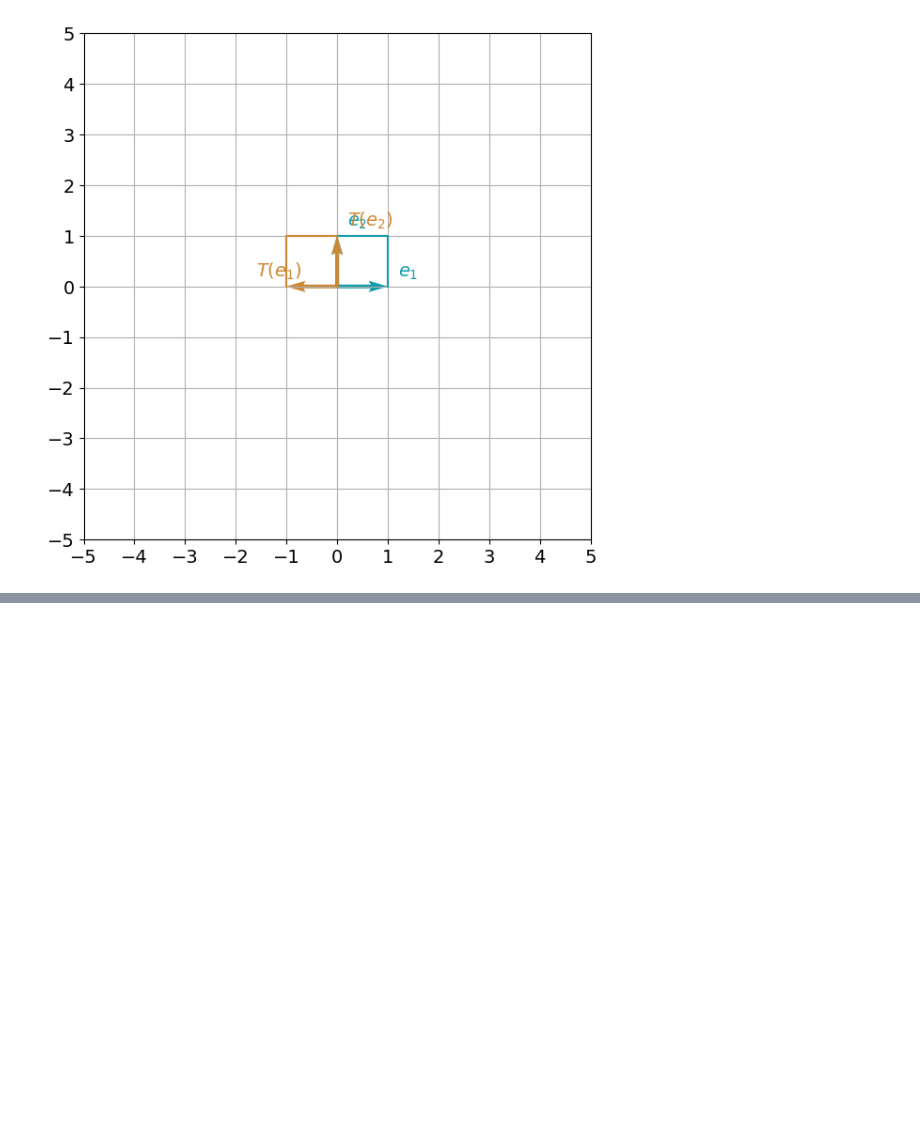
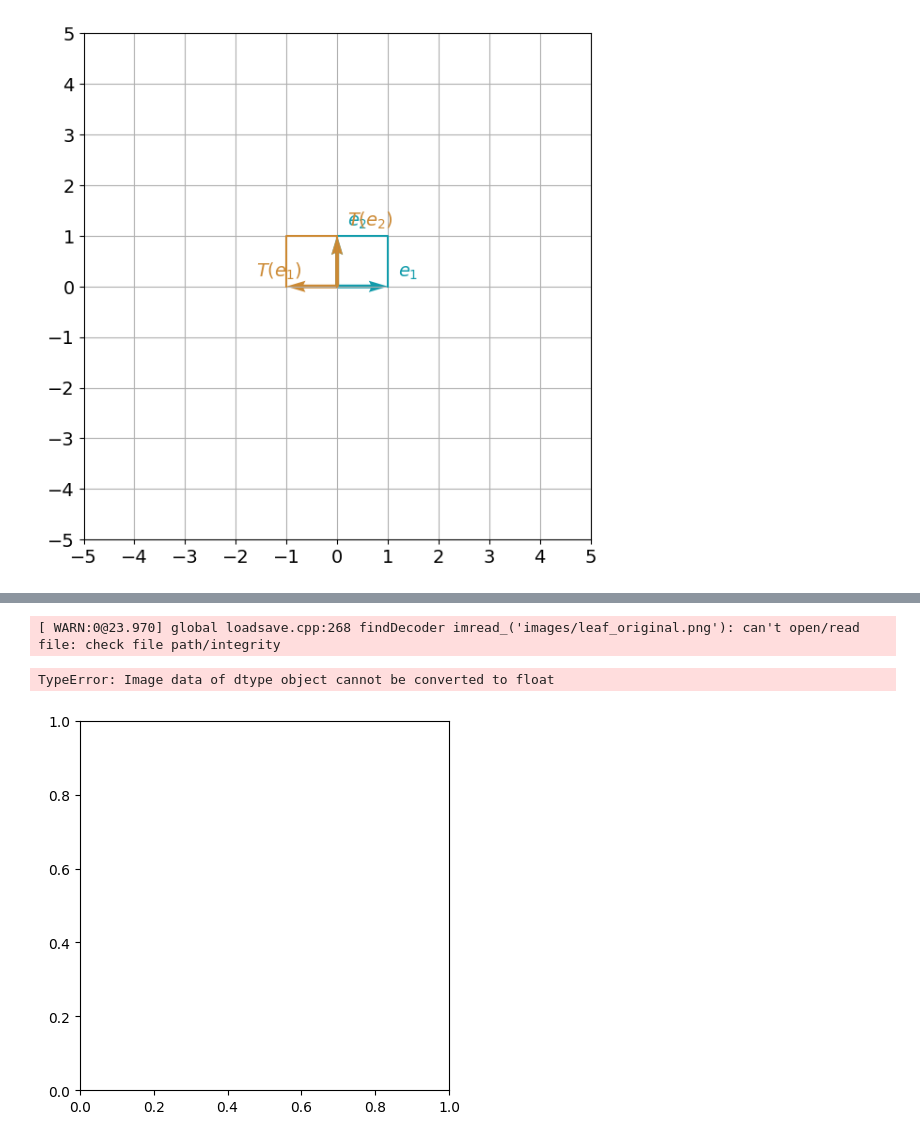
Before and after one commit to UsamaAliK/Numpy, a Jupyter notebook: NUMPY.ipynb, the cells around one changed output, grey strips where cells are left out. Cells and saved outputs as stored; diff of their text form; code cells hidden in the pictures; blank space fills up the shorter version.

```diff
--- a/NUMPY.ipynb
+++ b/NUMPY.ipynb
@@ -1003,0 +1013,7 @@ plot_transformation(T_reflection_yaxis, e1, e2)
+# %%
+img = cv2.imread('images/leaf_original.png', 0)
+plt.imshow(img)
+# %% [output]
+[ WARN:0@23.970] global loadsave.cpp:268 findDecoder imread_('images/leaf_original.png'): can't open/read file: check file path/integrity
+TypeError: Image data of dtype object cannot be converted to float
+[figure, added]
```
Also changed, not shown: parts of 10 cells of this notebook, 1 other file.
